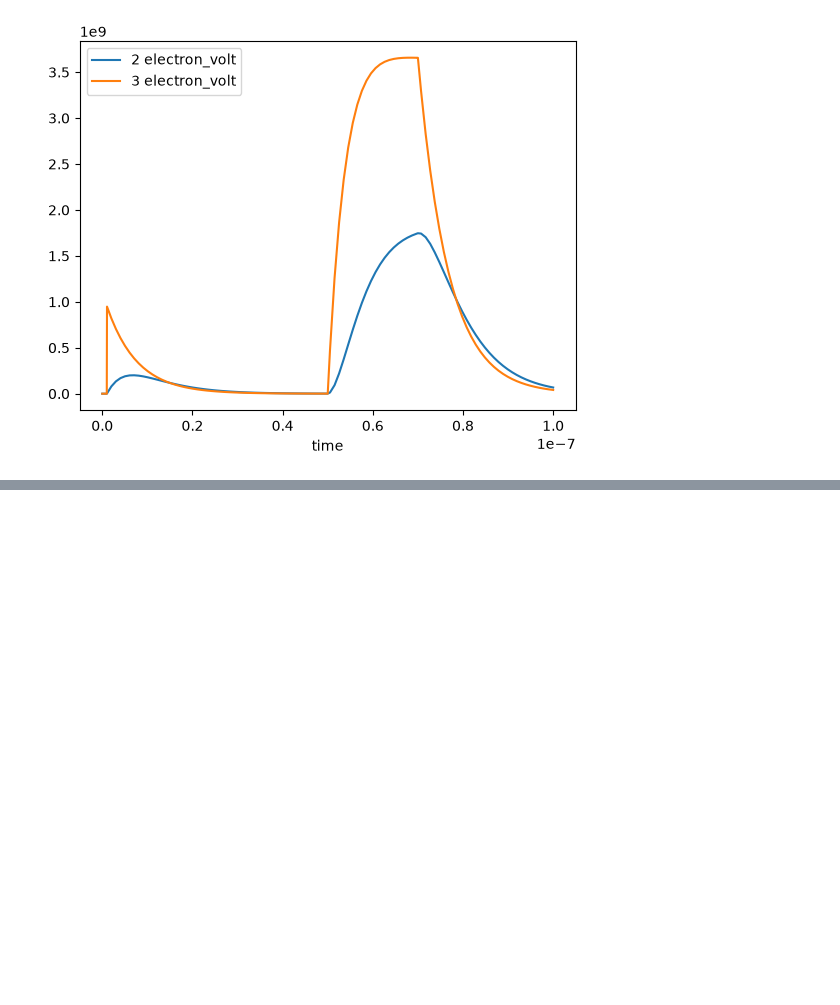
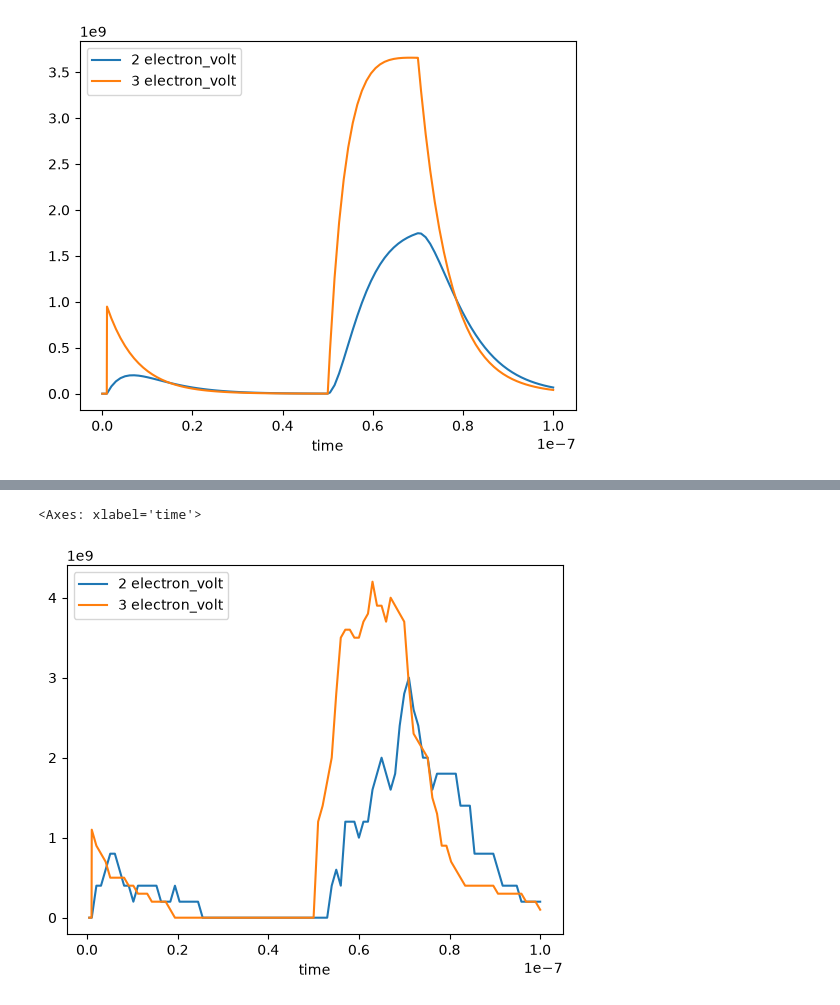
Before and after one commit to dyscolab/jablonski, a Jupyter notebook: examples/time_resolved.ipynb, the cells around one changed output, grey strips where cells are left out. Drawn from its saved outputs; the diff is of its cells as text; code cells hidden in the pictures; blank space fills up the shorter version.

```diff
--- a/examples/time_resolved.ipynb
+++ b/examples/time_resolved.ipynb
@@ -114,0 +125,10 @@ result_2.pint.dequantify().to_dataframe().plot()
+# %%
+# Spectral time resolved emission
+from jablonski.rebop.rebop import rebop_spectral_time_resolved_emission
+import matplotlib.pyplot as plt
+
+rebop_result = rebop_spectral_time_resolved_emission(rsim, excitation= pulse | delta, upto_t=100 * u.ns, n_points=100, join_by_energy=True)
+rebop_result.pint.dequantify().to_dataframe().plot()
+# %% [output]
+<Axes: xlabel='time'>
+[figure, added]
```
Also changed, not shown: parts of 3 cells of this notebook, 4 other files.
